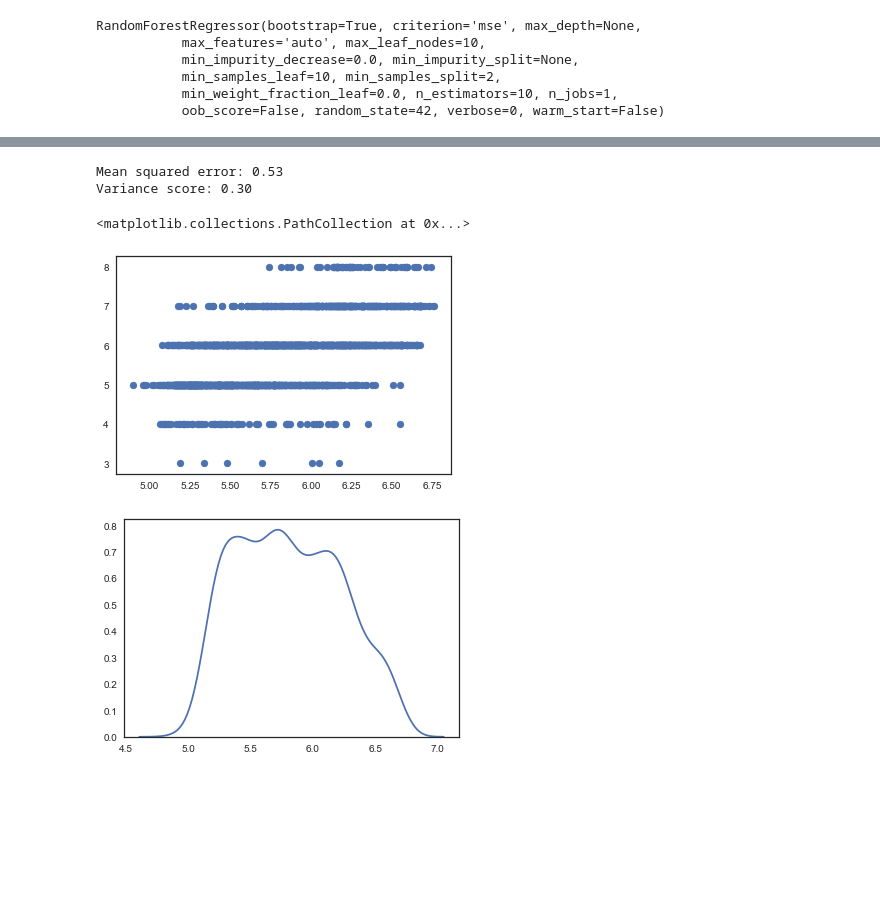
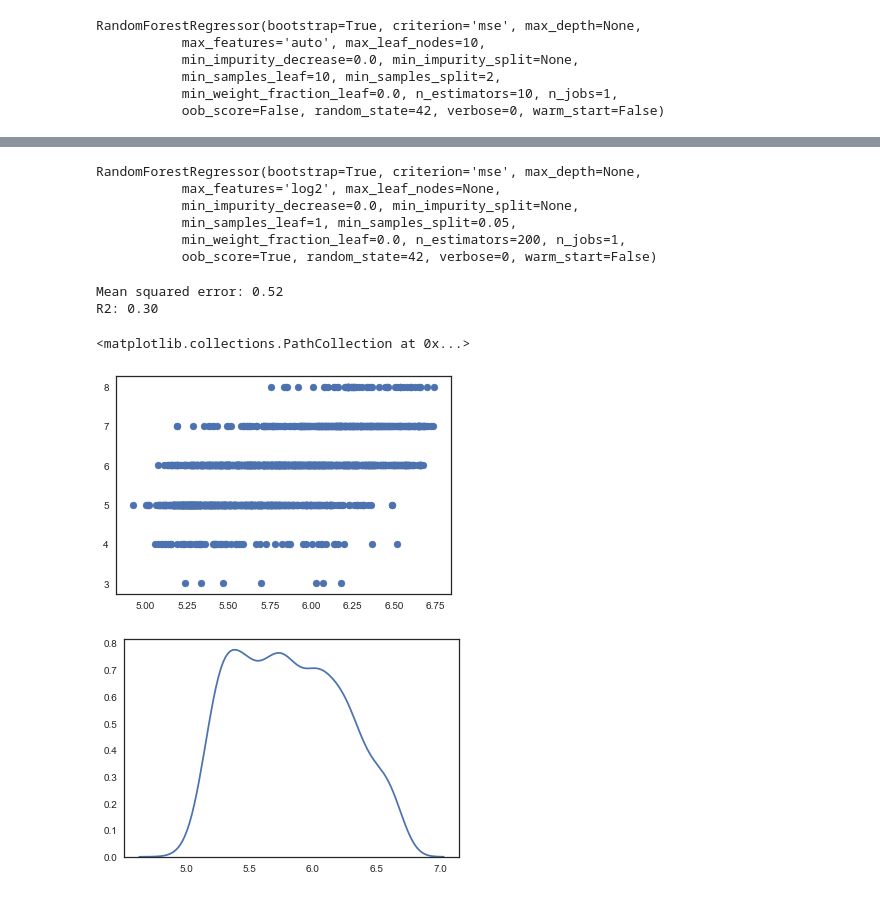
Before and after one commit to bahbbc/wine-quality, a Jupyter notebook: WineQuality.ipynb, the cells around one changed output, grey strips where cells are left out. Drawn from its saved outputs; the diff is of its cells as text; code cells hidden in the pictures; blank space fills up the shorter version.

```diff
--- a/WineQuality.ipynb
+++ b/WineQuality.ipynb
@@ -439,7 +439,7 @@ variables.head()
 | 3 | 0.058 | 7.2 | 0.23 | 0.32 | 0.40 | 9.9 |
 | 4 | 0.058 | 7.2 | 0.23 | 0.32 | 0.40 | 9.9 |
 # %%
-X_train, X_test, y_train, y_test = train_test_split(variables, wine['quality'], test_size=0.33, random_state=42)
+X_train, X_test, y_train, y_test = train_test_split(variables, wine['quality'], test_size=0.3, random_state=42)
 # %%
 scaler = StandardScaler()
 scaler.fit(X_train)
@@ -540,3 +546,12 @@ Wall time: 18.9 s
+# %%
+model
+# %% [output]
+RandomForestRegressor(bootstrap=True, criterion='mse', max_depth=None,
+           max_features='log2', max_leaf_nodes=None,
+           min_impurity_decrease=0.0, min_impurity_split=None,
+           min_samples_leaf=1, min_samples_split=0.05,
+           min_weight_fraction_leaf=0.0, n_estimators=200, n_jobs=1,
+           oob_score=True, random_state=42, verbose=0, warm_start=False)
 # %%
 yp = model.predict(X_test)
 yt = y_test
@@ -544,17 +559,18 @@ yt = y_test
 print("Mean squared error: %.2f"
       % mean_squared_error(yt, yp))
 # Explained variance score: 1 is perfect prediction
-print('Variance score: %.2f' % r2_score(yt, yp))
+print('R2: %.2f' % r2_score(yt, yp))
 # %% [output]
-Mean squared error: 0.53
-Variance score: 0.30
+Mean squared error: 0.52
+R2: 0.30
 # %%
 # Plot outputs
 plt.scatter(yp, yt)
 # %% [output]
 <matplotlib.collections.PathCollection at 0x...>
-[figure, old version]
+[figure, new version]
 # %%
-sns.kdeplot(yp);
+sns.kdeplot(yp)
+plt.legend();
 # %% [output]
-[figure, old version]
+[figure, new version]
```
Also changed, not shown: parts of 15 cells of this notebook, 1 other file.
